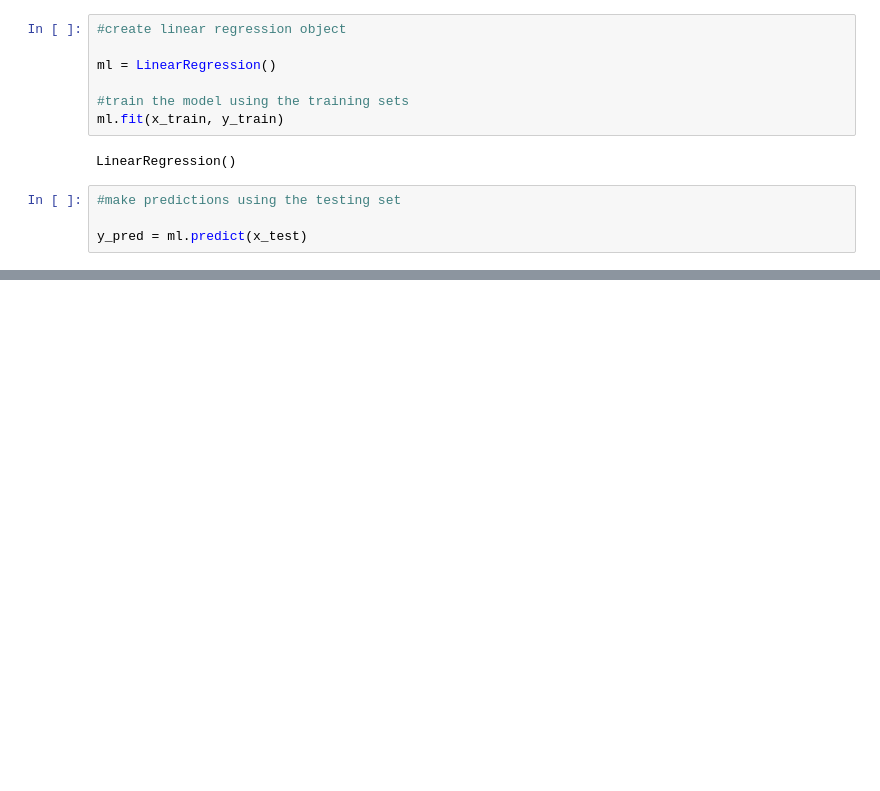
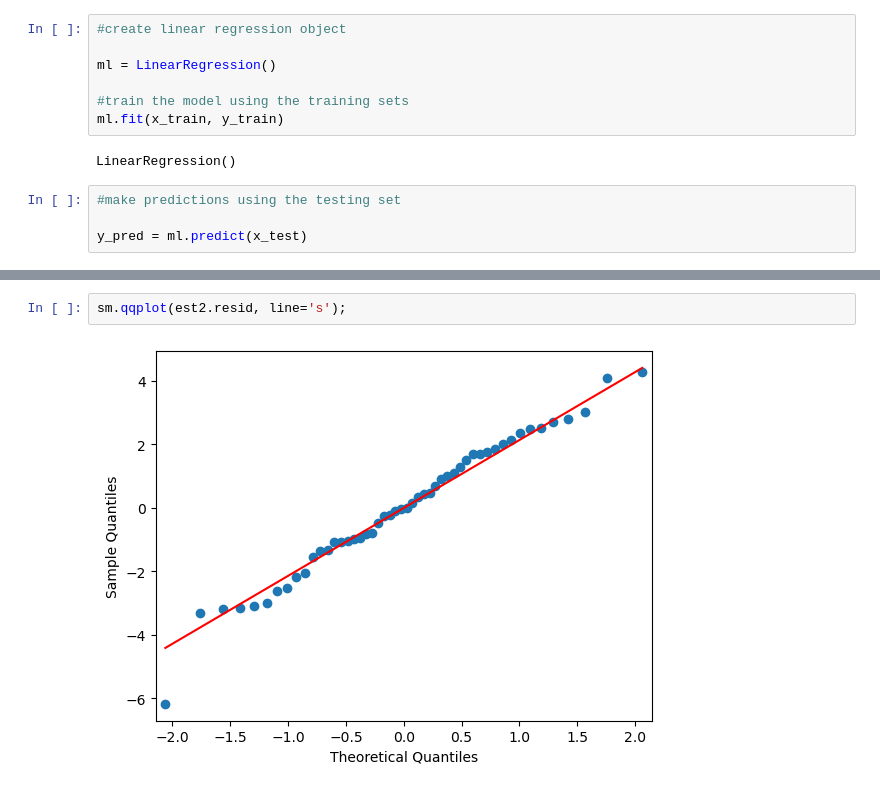
Before and after one commit to aryan-karadia/AARAA, a Jupyter notebook: linear-regression-model-CAR.ipynb, the cells around one changed output, grey strips where cells are left out. Cells and saved outputs as stored; diff of their text form; blank space fills up the shorter version.

```diff
--- a/linear-regression-model-CAR.ipynb
+++ b/linear-regression-model-CAR.ipynb
@@ -102,3 +93,7 @@ pred_y_df[0:-1]
+# %%
+sm.qqplot(est2.resid, line='s');
+# %% [output]
+[figure, added]
 # %%
 """
 using the statsmodels api, we can get important summary statistics such as
```
Also changed, not shown: parts of 6 cells of this notebook, 3 other files.
